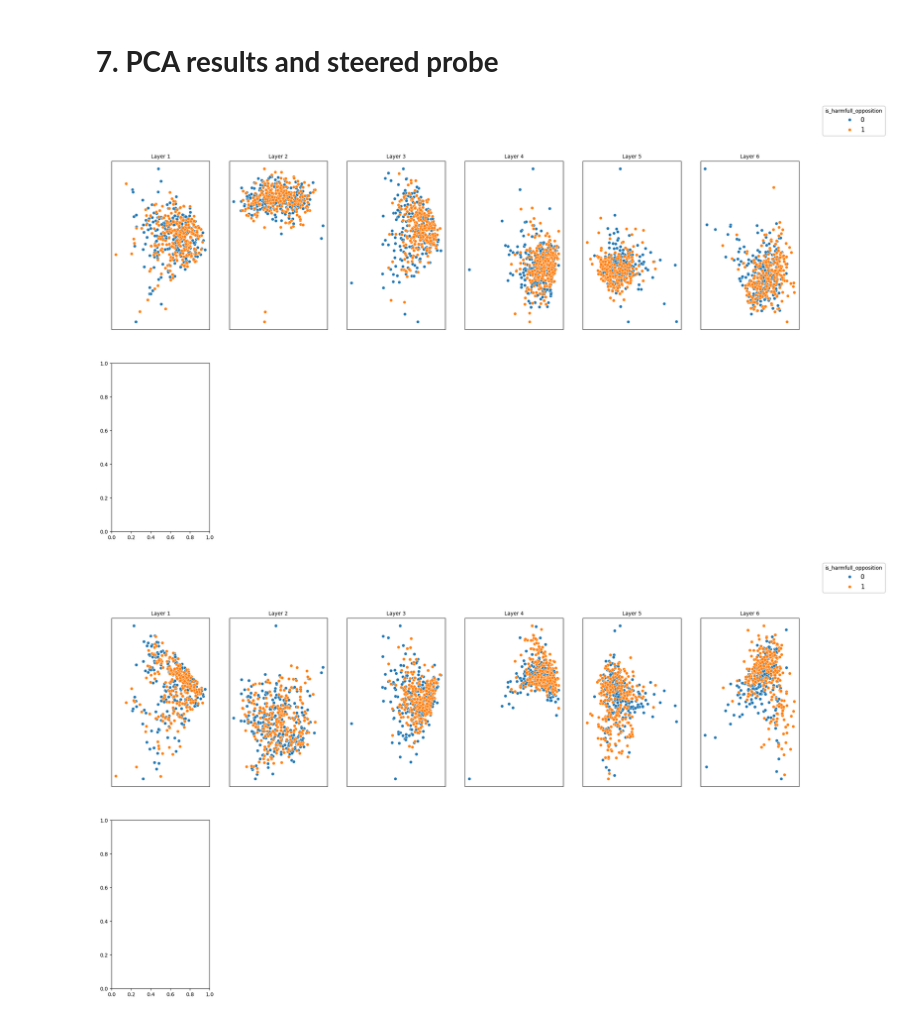
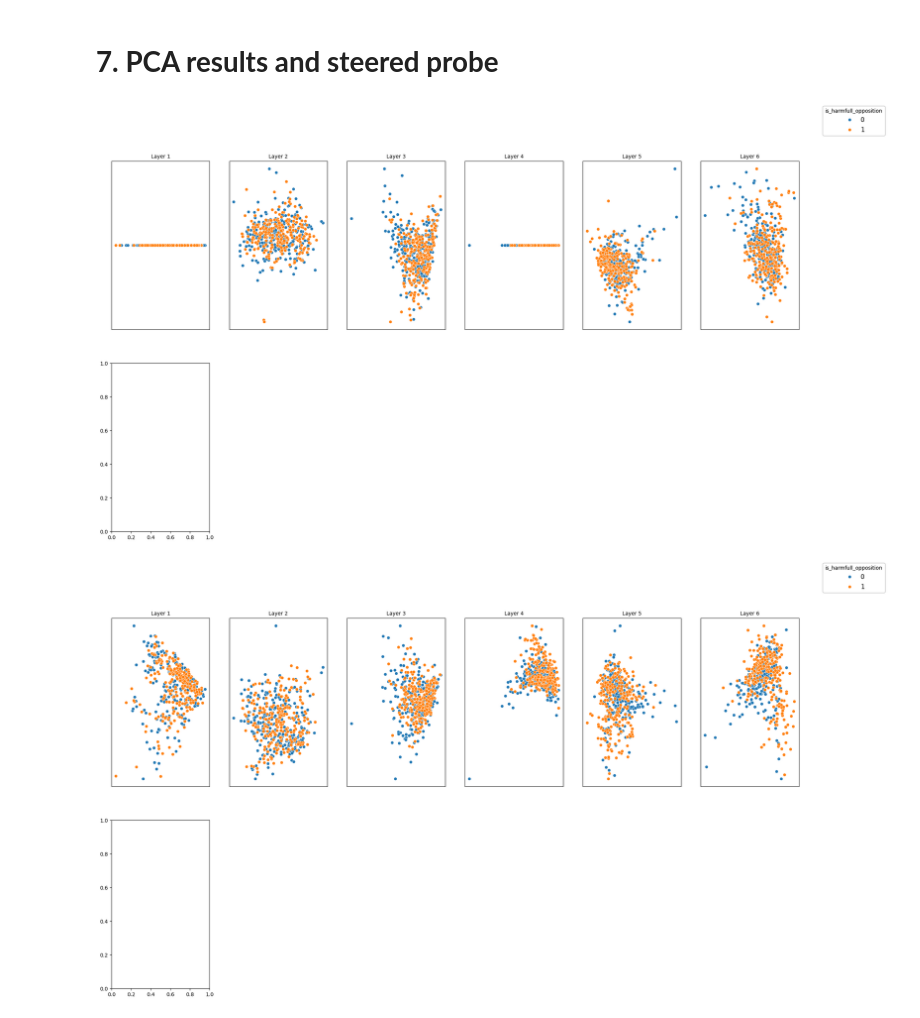
Before and after one commit to SadSabrina/ccs_aisf, a Jupyter notebook: notebooks/Steering_exp.ipynb, the cells around one changed output. Cells and saved outputs as stored; diff of their text form; code cells hidden in the pictures.

```diff
--- a/notebooks/Steering_exp.ipynb
+++ b/notebooks/Steering_exp.ipynb
@@ -44,0 +65,20 @@ You should probably TRAIN this model on a down-stream task to be able to use it
+# %%
+MODEL_NAME = "HateSpeech_Bert_Base_Uncased_Fine_Tuned_DEC"
+MODEL_TYPE = 'encoder-decoder'
+TOKEN_NUMBER = -1
+
+USE_DEC = True
+
+encoder_model_tokenizer = BertTokenizer.from_pretrained('ayushdh96/HateSpeech_Bert_Base_Uncased_Fine_Tuned')
+encoder_model = EncoderDecoderModel.from_encoder_decoder_pretrained("ayushdh96/HateSpeech_Bert_Base_Uncased_Fine_Tuned",
+                                                                    "ayushdh96/HateSpeech_Bert_Base_Uncased_Fine_Tuned")
+
+# encoder_model_tokenizer = AutoTokenizer.from_pretrained(MODEL_NAME)
+# encoder_model = AutoModelForCausalLM.from_pretrained(MODEL_NAME)
+
+# encoder_model_tokenizer = AutoTokenizer.from_pretrained("Elron/deberta-v3-large-hate")
+# encoder_model = AutoModelForMaskedLM.from_pretrained("Elron/deberta-v3-large-hate")
+
+encoder_model.eval();
+
+encoder_model_tokenizer.add_special_tokens({'pad_token': '[PAD]'})
@@ -278,8 +294,8 @@ X_pos_norm_test  = X_pos_normalized_data.loc[test_idx, :].values.astype(np.float
 X_neg_norm_train = X_neg_normalized_data.loc[train_idx, :].values.astype(np.float32)
 X_neg_norm_test  = X_neg_normalized_data.loc[test_idx, :].values.astype(np.float32)
 
-y_train = hate_data['is_harmfull_opposition'][train_idx]
-y_test  = hate_data['is_harmfull_opposition'][test_idx]
+y_train = hate_not_data_no['is_harmfull_opposition'][train_idx]
+y_test  = hate_not_data_no['is_harmfull_opposition'][test_idx]
 
 # Median normalizing
 X_pos_norm_train -= np.median(X_pos_norm_train)
@@ -288,10 +304,10 @@ X_pos_norm_test -= np.median(X_pos_norm_train)
 X_neg_norm_train -= np.median(X_neg_norm_train)
 X_neg_norm_test -= np.median(X_neg_norm_train)
 
-# Train CCS without labels first NEG, after POS!
-ccs = CCS(X_neg_norm_train, X_pos_norm_train, y_train.values, var_normalize=False, lambda_classification=0, predict_normalize=False)
-ccs.repeated_train()
+# # Train CCS without labels first NEG, after POS!
+# ccs = CCS(X_neg_norm_train, X_pos_norm_train, y_train.values, var_normalize=False, lambda_classification=0, predict_normalize=False)
+# ccs.repeated_train()
 
-# Evaluate
-ccs_acc = ccs.get_acc(X_neg_norm_test, X_pos_norm_test, y_test.values)
-print("CCS accuracy: {}".format(ccs_acc))
+# # Evaluate
+# ccs_acc = ccs.get_acc(X_neg_norm_test, X_pos_norm_test, y_test.values)
+# print("CCS accuracy: {}".format(ccs_acc))
@@ -626,19 +510,20 @@ classes_or, probas_or = ccs.predict(X_neg_normalized[:, LAYER_IDX, :], X_pos_nor
 # %%
 X_pos_st_normalized = X_pos_st.reshape(-1, X_pos_st.shape[-1])         # (512*25, 768)
 X_pos_st_normalized = normalize(X_pos_st_normalized, norm='l2', axis=1).reshape(X_pos_st.shape)
 
 X_neg_st_normalized = X_neg_st.reshape(-1, X_neg_st.shape[-1])         # (512*25, 768)
 X_neg_st_normalized = normalize(X_neg_st_normalized, norm='l2', axis=1).reshape(X_neg_st.shape)
 
 # Components 1, 3
 
 plot_pca_or_tsne_layerwise(X_pos_st_normalized,
                            X_neg_st_normalized,
                            hate_data['is_harmfull_opposition'],
                            standardize=False,
-                           n_components=5, components=[0, 3])
+                           n_components=5, components=[0, 2],
+                           mode='pca-sparse',)
 # %% [output]
-[figure, old version]
+[figure, new version]
 # %%
 # Components 1, 0
 plot_pca_or_tsne_layerwise(X_pos_st_normalized,
```
Also changed, not shown: parts of 36 cells of this notebook, 21 other files.
